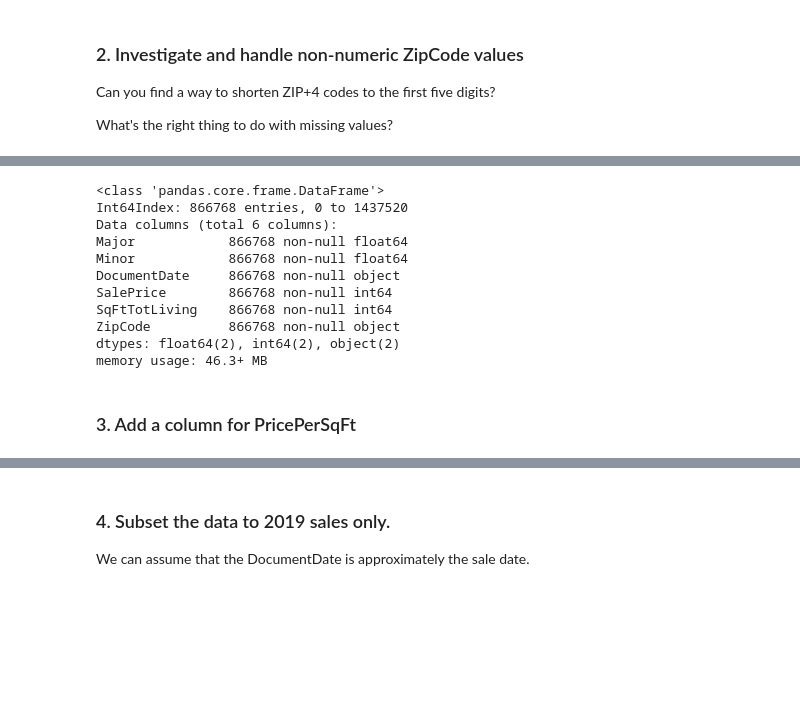
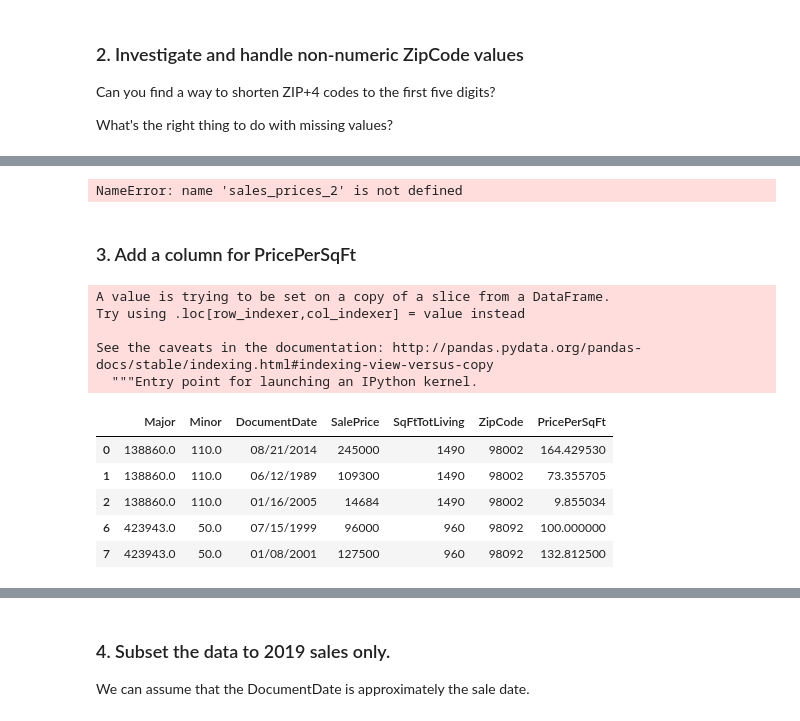
Before and after one commit to kevintheduu/pandas-3-data-cleaning-seattle-ds-career-040119, a Jupyter notebook: pandas-3-data-cleaning.ipynb, the cells around one changed output, grey strips where cells are left out. Cells and saved outputs as stored; diff of their text form; code cells hidden in the pictures; blank space fills up the shorter version.

Commit message:
completed the Pandas challenge, sort of kinda, eh

```diff
--- a/pandas-3-data-cleaning.ipynb
+++ b/pandas-3-data-cleaning.ipynb
@@ -302,7 +302,7 @@ sales_data.head()
 
 Use multiple notebook cells to accomplish this! Press `[esc]` then `B` to create a new cell below the current cell. Press `[return]` to start typing in the new cell.
 # %%
-sales_price = sales_data.loc[sales_data['SalePrice'] > 100, :]
+sales_price = sales_data.loc[sales_data['SalePrice'] > 0, :]
 sales_price.info()
 # %% [output]
 <class 'pandas.core.frame.DataFrame'>
@@ -317,5 +317,5 @@ ZipCode          866786 non-null object
 dtypes: float64(2), int64(2), object(2)
 memory usage: 46.3+ MB
 # %%
-sales_prices_2 = sales_price.loc[sales_price['SqFtTotLiving'] > 100, :]
+sales_price = sales_price.loc[sales_price['SqFtTotLiving'] > 0, :]
 # %%
@@ -358 +358,4 @@ sales_data.loc[sales_data['ZipCode'].apply(is_integer) == False, 'ZipCode'].head
 Name: ZipCode, dtype: object
+# %%
+sales_price['ZipCode'] = sales_price['ZipCode'].apply(lambda x: str(x)[:5])
+sales_price.info()
@@ -359,17 +399,22 @@ Name: ZipCode, dtype: object
 # %%
-sales_zips = sales_prices_2.loc[~sales_prices_2['ZipCode'].isna(), :]
-sales_zips.info()
+#sales_zips = sales_prices_2.loc[~sales_prices_2['ZipCode'].isna(), :]
+#sales_zips
 # %% [output]
-<class 'pandas.core.frame.DataFrame'>
-Int64Index: 866768 entries, 0 to 1437520
-Data columns (total 6 columns):
-Major            866768 non-null float64
-Minor            866768 non-null float64
-DocumentDate     866768 non-null object
-SalePrice        866768 non-null int64
-SqFtTotLiving    866768 non-null int64
-ZipCode          866768 non-null object
-dtypes: float64(2), int64(2), object(2)
-memory usage: 46.3+ MB
+NameError: name 'sales_prices_2' is not defined
 # %% [markdown]
 ### 3. Add a column for PricePerSqFt
+# %%
+sales_price['PricePerSqFt'] = sales_price['SalePrice'] / sales_price['SqFtTotLiving']
+sales_price.head()
+# %% [output]
+A value is trying to be set on a copy of a slice from a DataFrame.
+Try using .loc[row_indexer,col_indexer] = value instead
+
+See the caveats in the documentation: http://pandas.pydata.org/pandas-docs/stable/indexing.html#indexing-view-versus-copy
+  """Entry point for launching an IPython kernel.
+|  | Major | Minor | DocumentDate | SalePrice | SqFtTotLiving | ZipCode | PricePerSqFt |
+| 0 | 138860.0 | 110.0 | 08/21/2014 | 245000 | 1490 | 98002 | 164.429530 |
+| 1 | 138860.0 | 110.0 | 06/12/1989 | 109300 | 1490 | 98002 | 73.355705 |
+| 2 | 138860.0 | 110.0 | 01/16/2005 | 14684 | 1490 | 98002 | 9.855034 |
+| 6 | 423943.0 | 50.0 | 07/15/1999 | 96000 | 960 | 98092 | 100.000000 |
+| 7 | 423943.0 | 50.0 | 01/08/2001 | 127500 | 960 | 98092 | 132.812500 |
```
Also changed, not shown: parts of 16 cells of this notebook.
